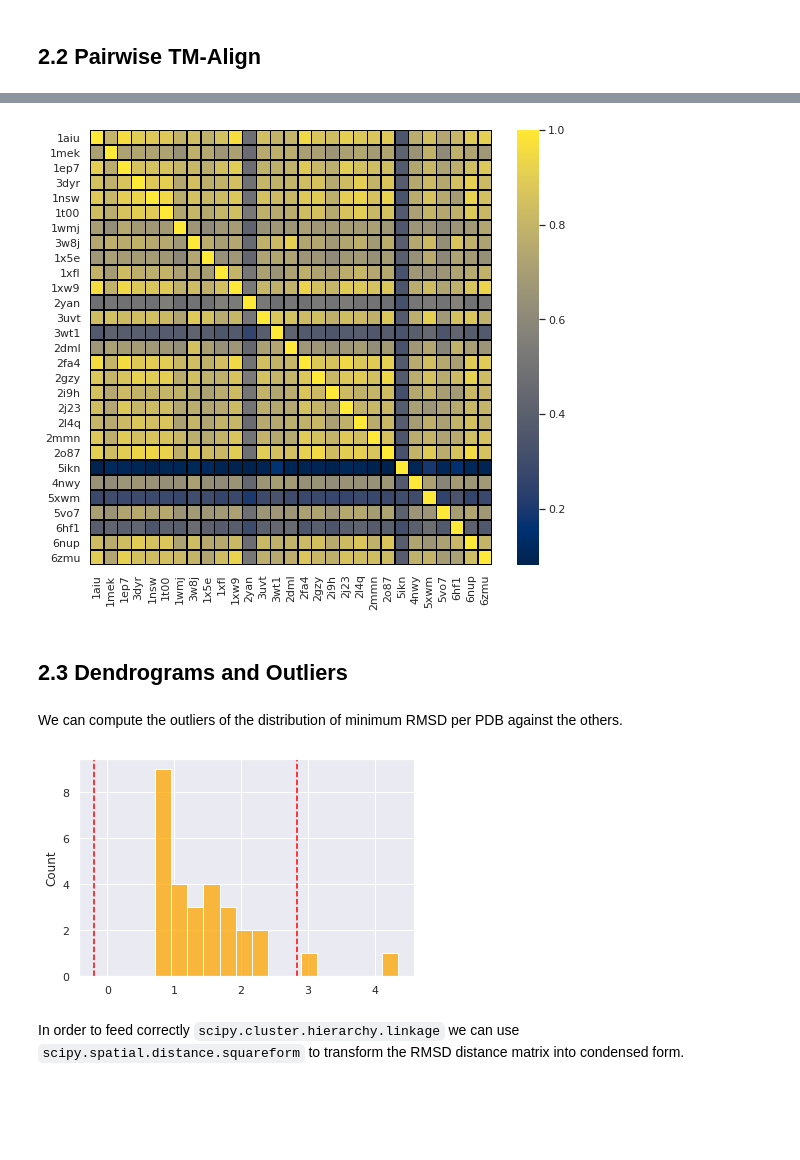
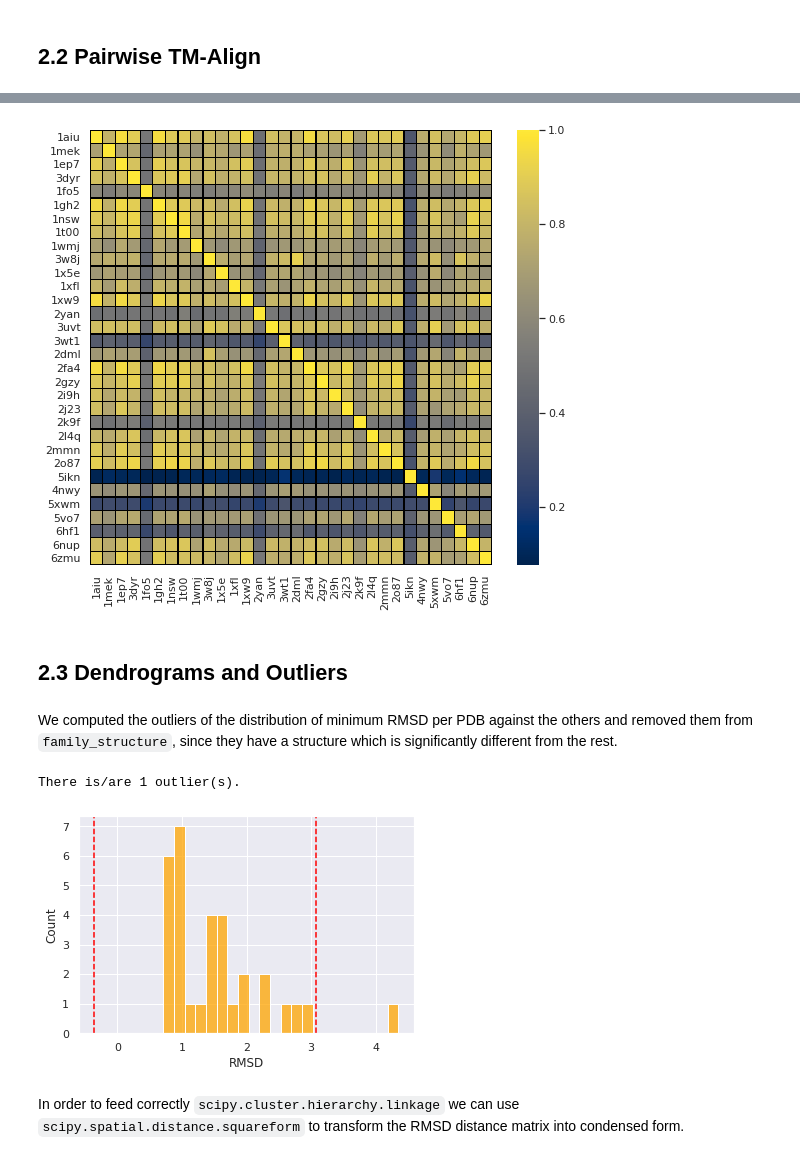
Before and after one commit to pterodattero/biodata2020, a Jupyter notebook: code/project.ipynb, the cells around one changed output, grey strips where cells are left out. Drawn from its saved outputs; the diff is of its cells as text; code cells hidden in the pictures; blank space fills up the shorter version.

```diff
--- a/code/project.ipynb
+++ b/code/project.ipynb
@@ -355,9 +341,6 @@ _ = ax.legend(loc='center left', bbox_to_anchor=(1.0, 0.5))
 # %%
-with open("../data/hmm_sequences.txt", "w") as f:
-    f.write('\n'.join(list(model_hits_hmm.keys())))
+with open("../data/model_sequences.txt", "w") as f:
+    f.write('\n'.join(list(model_hits_pssm.keys())))
-# %%
-with open("../data/pssm_sequences.txt", "w") as f:
-    f.write("\n".join(list(model_hits_pssm.keys())))
 # %% [markdown]
 # 2 Structural characterization
 # %%
@@ -372,14 +365,13 @@ import numpy as np
 # %%
 pdb_dataset = pd.read_csv("../data/pdb_chain_uniprot.csv", skiprows=1, na_values = "None")
 
-MODEL_PATH = "../data/hmm_sequences.txt"
-with open(MODEL_PATH, "r") as f:
+with open("../data/model_sequences.txt", "r") as f:
     model_proteins = list(map(lambda x: x[:-1], f.readlines()))
 
 # Filter PDB entries with our accession codes
 pdb_dataset = pdb_dataset.loc[pdb_dataset["SP_PRIMARY"].isin(model_proteins)]
 
-# Remove None values
+# Remove null values
 pdb_dataset = pdb_dataset.dropna()
 
 # Cast PDB_* to the correct numeric dtype
@@ -463,28 +485,36 @@ _ = sns.heatmap(rmsd, cmap='viridis', linewidths=.3, linecolor="black", xticklab
 # %%
 fig = plt.figure(figsize=(9,8))
 _ = sns.heatmap(tm_score, cmap='cividis', linewidths=.3, linecolor="black", xticklabels=family_structure, yticklabels=family_structure)
+
+plt.savefig("../plots/tm_score.pdf", bbox_inches='tight')
 # %% [output]
-[figure, old version]
+[figure, new version]
 # %% [markdown]
 ## 2.3 Dendrograms and Outliers
 # %%
 from scipy.cluster.hierarchy import linkage, dendrogram
 from scipy.spatial.distance import squareform
 # %% [markdown]
-We can compute the outliers of the distribution of minimum RMSD per PDB against the others.
+We computed the outliers of the distribution of minimum RMSD per PDB against the others and removed them from `family_structure`, since they have a structure which is significantly different from the rest.
 # %%
 min_rmsd = (rmsd + np.eye(rmsd.shape[0]) * rmsd.max()).min(axis=0)
 q1, q3 = np.quantile(min_rmsd, [.25, .75])
-f_1 = q1 - (q3-q1)*1.5
-f_3 = q3 + (q3-q1)*1.5
+f_1 = q1 - (q3 - q1) * 1.5
+f_3 = q3 + (q3 - q1) * 1.5
 
 outliers = np.argwhere((f_1 > min_rmsd) | (min_rmsd > f_3)).flatten()
+print(f"There is/are {len(outliers)} outlier(s).")
+# %% [output]
+There is/are 1 outlier(s).
 # %%
-_ = sns.histplot(min_rmsd, color='orange', stat='count', bins=15)
-_ = plt.axvline(f_1,ls='--', c= 'red')
-_ = plt.axvline(f_3, ls='--', c= 'red')
+sns.histplot(min_rmsd, color = 'orange', stat = 'count', bins = 22)
+plt.axvline(f_1, ls = '--', c = 'red')
+plt.axvline(f_3, ls = '--', c = 'red')
+plt.xlabel("RMSD")
+
+plt.savefig("../plots/rmsd_hist.pdf", bbox_inches = 'tight')
 # %% [output]
-[figure, old version]
+[figure, new version]
 # %% [markdown]
 In order to feed correctly `scipy.cluster.hierarchy.linkage` we can use `scipy.spatial.distance.squareform` to transform the RMSD distance matrix into condensed form.
 # %%
```
Also changed, not shown: parts of 74 cells of this notebook, 21 other files.
